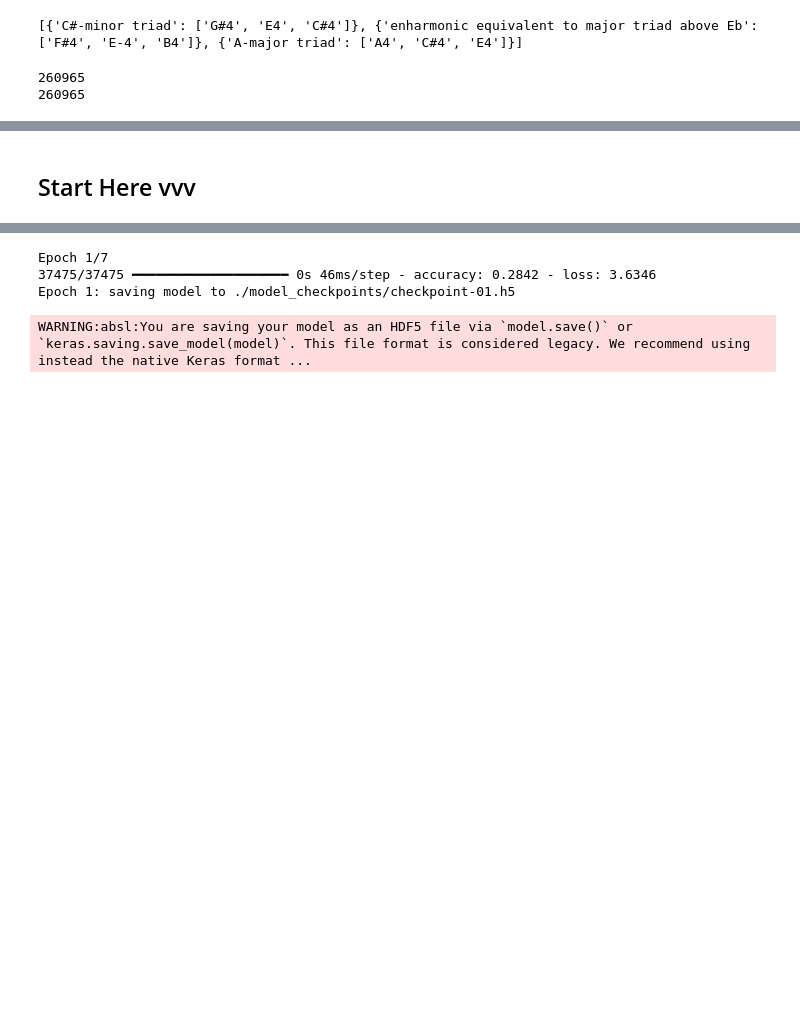
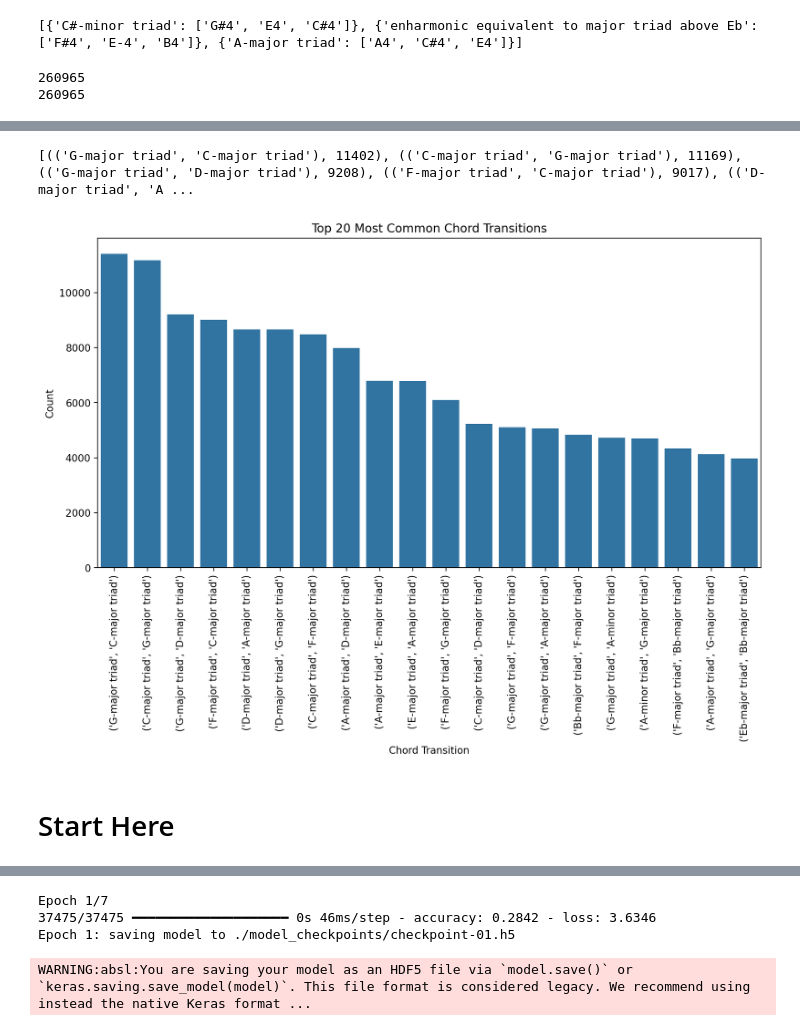
Before and after one commit to jyanga11/ChordProgressionGenerator, a Jupyter notebook: model_training/ChordProgressionGenerator.ipynb, the cells around one changed output, grey strips where cells are left out. Cells and saved outputs as stored; diff of their text form; code cells hidden in the pictures; blank space fills up the shorter version.

```diff
--- a/model_training/ChordProgressionGenerator.ipynb
+++ b/model_training/ChordProgressionGenerator.ipynb
@@ -234,7 +242,3 @@ print(len(unique_list))
 # %%
 with open("../App/backend/chords_set.json", "w") as f:
     json.dump(chords, f, indent=4)
-# %%
-print("len: ", len(chords))
-chords = [c for c in chords if len(list(c.values())[0]) > 2]
-print("len: ", len(chords))
@@ -268,5 +329,27 @@ with open("../App/backend/chords_data.json", "w") as f:
+# %%
+from collections import Counter
+
+bigrams = list(zip(chords[:-1], chords[1:]))  # Consecutive chord pairs
+bigram_counts = Counter(bigrams)
+
+# Top 20 most common transitions
+print(bigram_counts.most_common(20))
+
+# Convert to DataFrame for visualization
+bigram_df = pd.DataFrame(bigram_counts.most_common(20), columns=['Bigram', 'Count'])
+
+plt.figure(figsize=(12, 6))
+sns.barplot(x=bigram_df['Bigram'].astype(str), y=bigram_df['Count'])
+plt.xticks(rotation=90)
+plt.xlabel("Chord Transition")
+plt.ylabel("Count")
+plt.title("Top 20 Most Common Chord Transitions")
+plt.show()
+# %% [output]
+[(('G-major triad', 'C-major triad'), 11402), (('C-major triad', 'G-major triad'), 11169), (('G-major triad', 'D-major triad'), 9208), (('F-major triad', 'C-major triad'), 9017), (('D-major triad', 'A ...
+[figure, added]
 # %% [markdown]
-## Start Here vvv ##
+# Start Here
 # %%
 # Load JSON data
 with open("../App/backend/chords_data.json", "r") as f:
```
Also changed, not shown: parts of 16 cells of this notebook.
